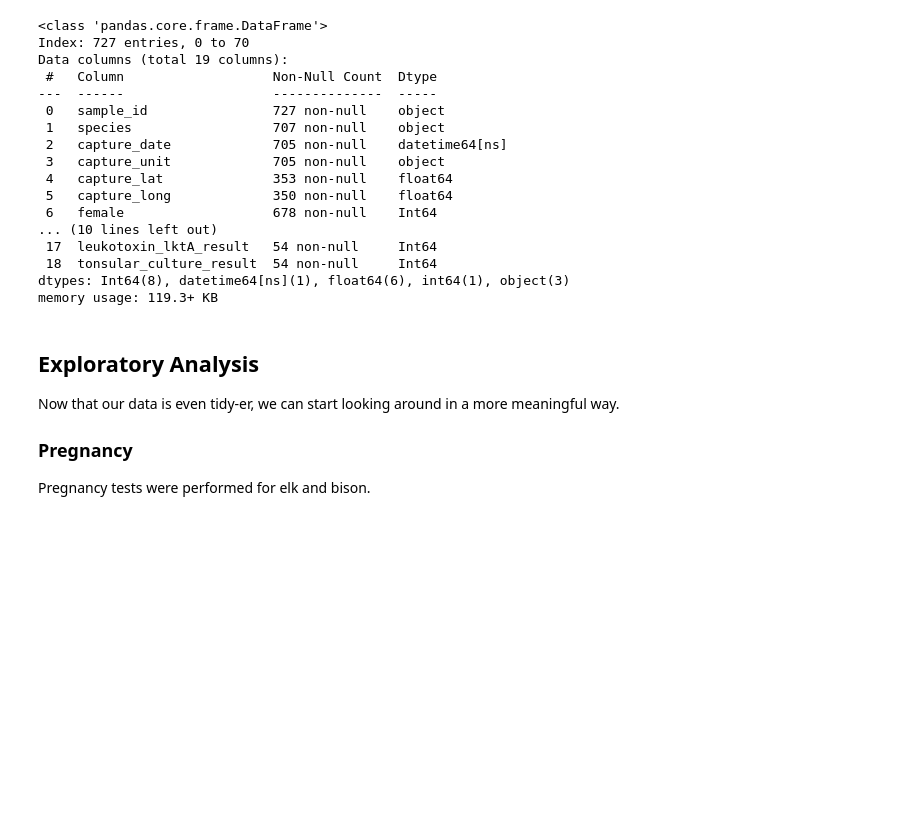
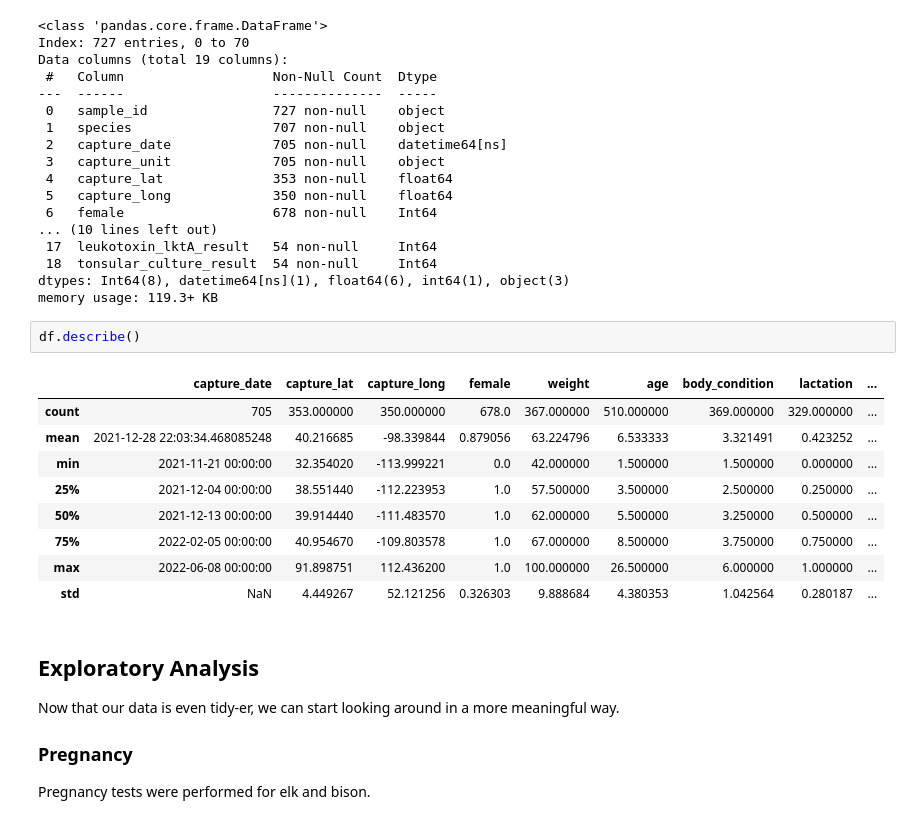
Before and after one commit to epistemetrica/utah_dwr_python, a Jupyter notebook: wildlife_disease.ipynb, the cells around one changed output. Cells and saved outputs as stored; diff of their text form; blank space fills up the shorter version.

```diff
--- a/wildlife_disease.ipynb
+++ b/wildlife_disease.ipynb
@@ -368,6 +370,18 @@ Data columns (total 19 columns):
  18  tonsular_culture_result  54 non-null     Int64
 dtypes: Int64(8), datetime64[ns](1), float64(6), int64(1), object(3)
 memory usage: 119.3+ KB
+# %%
+df.describe()
+# %% [output]
+|  | capture_date | capture_lat | capture_long | female | weight | age | body_condition | lactation | ... |
+| count | 705 | 353.000000 | 350.000000 | 678.0 | 367.000000 | 510.000000 | 369.000000 | 329.000000 | ... |
+| mean | 2021-12-28 22:03:34.468085248 | 40.216685 | -98.339844 | 0.879056 | 63.224796 | 6.533333 | 3.321491 | 0.423252 | ... |
+| min | 2021-11-21 00:00:00 | 32.354020 | -113.999221 | 0.0 | 42.000000 | 1.500000 | 1.500000 | 0.000000 | ... |
+| 25% | 2021-12-04 00:00:00 | 38.551440 | -112.223953 | 1.0 | 57.500000 | 3.500000 | 2.500000 | 0.250000 | ... |
+| 50% | 2021-12-13 00:00:00 | 39.914440 | -111.483570 | 1.0 | 62.000000 | 5.500000 | 3.250000 | 0.500000 | ... |
+| 75% | 2022-02-05 00:00:00 | 40.954670 | -109.803578 | 1.0 | 67.000000 | 8.500000 | 3.750000 | 0.750000 | ... |
+| max | 2022-06-08 00:00:00 | 91.898751 | 112.436200 | 1.0 | 100.000000 | 26.500000 | 6.000000 | 1.000000 | ... |
+| std | NaN | 4.449267 | 52.121256 | 0.326303 | 9.888684 | 4.380353 | 1.042564 | 0.280187 | ... |
 # %% [markdown]
 ## Exploratory Analysis
 
```
Also changed, not shown: parts of 17 cells of this notebook.
